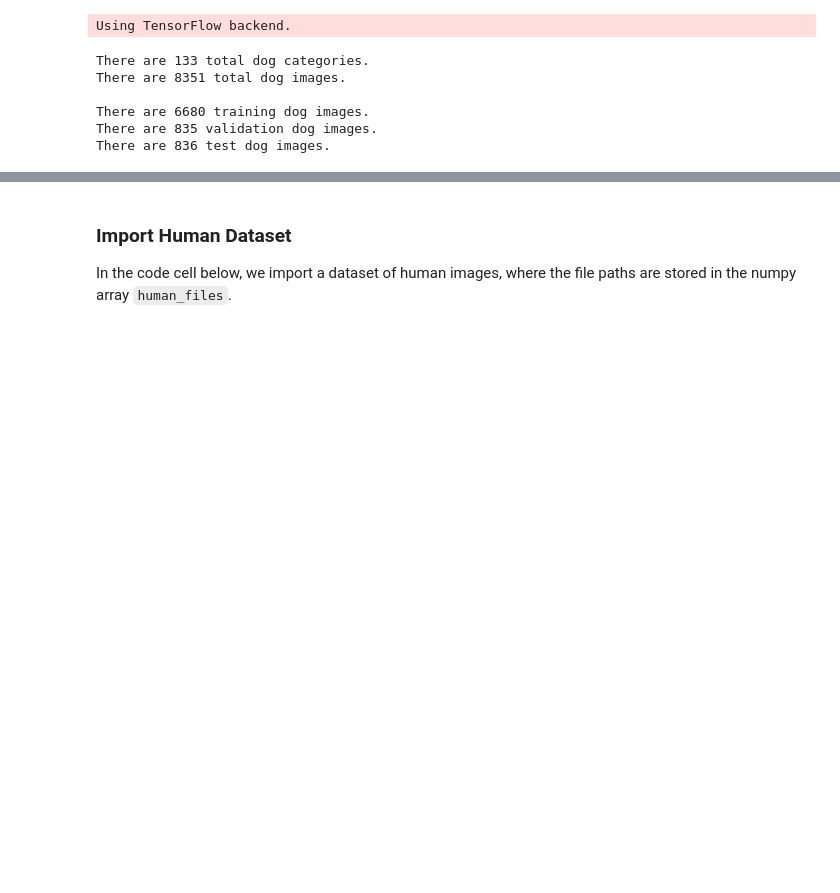
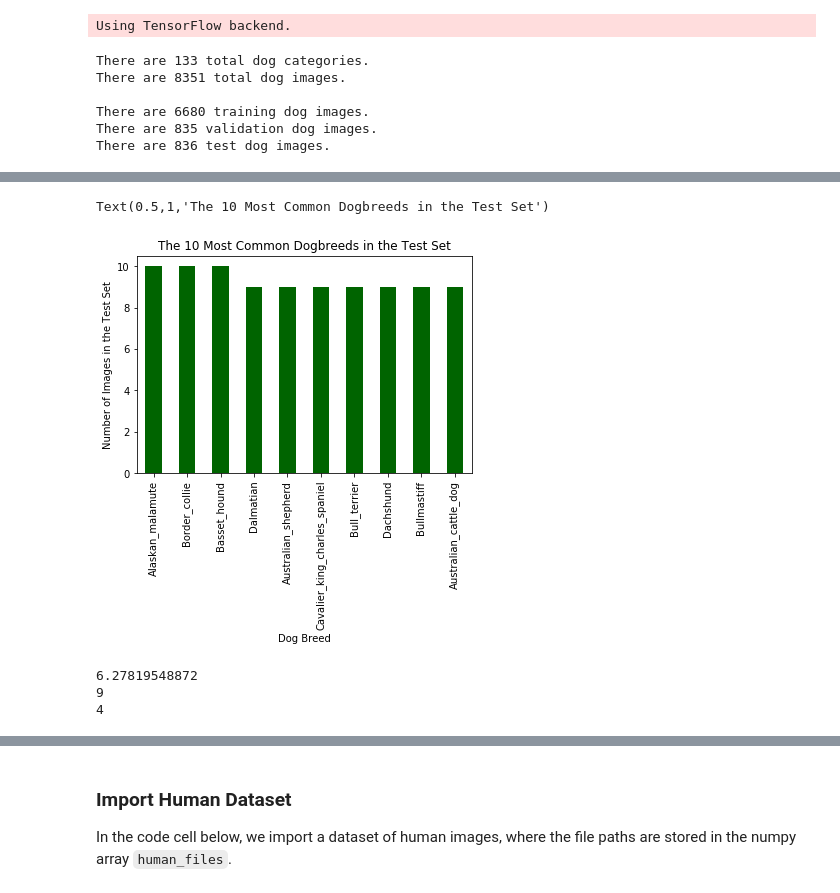
Before and after one commit to benewalter/classifying_dog_breeds, a Jupyter notebook: dog_app.ipynb, the cells around one changed output, grey strips where cells are left out. Saved outputs shown, nothing was run; the diff lists cells and outputs as text; code cells hidden in the pictures; blank space fills up the shorter version.

```diff
--- a/dog_app.ipynb
+++ b/dog_app.ipynb
@@ -93,0 +213,10 @@ There are 836 test dog images.
+# %%
+# Get the dog names for every file in the test set
+test_list = []
+counter = 0
+for img in test_files:
+    dog_name = dog_name_extractor(test_files[counter], '../../../data/dog_images/test/')
+    test_list.append(dog_name)
+    counter = counter + 1
+# Convert results list to data frame
+dog_names_test = pd.DataFrame({'dog_names':test_list})
@@ -93,0 +232,9 @@ There are 836 test dog images.
+# %%
+# Plot the ten most frequent dog breeds in the test set
+dog_names_test['dog_names'].value_counts().sort_values(ascending=False).head(10).plot(kind = 'bar', color = 'darkgreen')
+plt.xlabel('Dog Breed')
+plt.ylabel('Number of Images in the Test Set')
+plt.title('The 10 Most Common Dogbreeds in the Test Set')
+# %% [output]
+Text(0.5,1,'The 10 Most Common Dogbreeds in the Test Set')
+[figure, added]
@@ -93,0 +251,9 @@ There are 836 test dog images.
+# %%
+# Get some descriptive statistics on the dog names in the validation set
+print(dog_names_valid['dog_names'].value_counts().mean())
+print(dog_names_valid['dog_names'].value_counts().max())
+print(dog_names_valid['dog_names'].value_counts().min())
+# %% [output]
+6.27819548872
+9
+4
```
Also changed, not shown: parts of 35 cells of this notebook.
